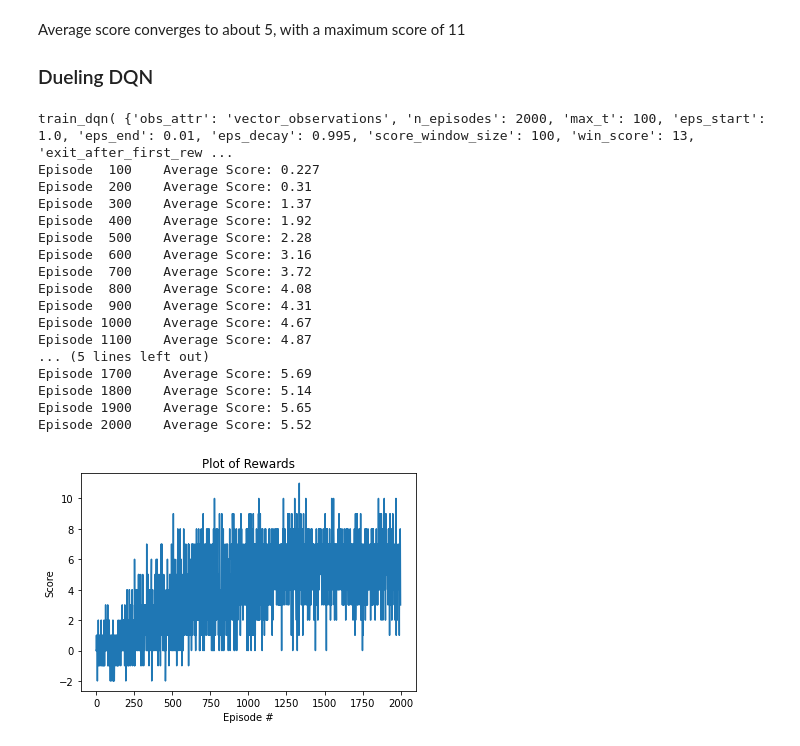
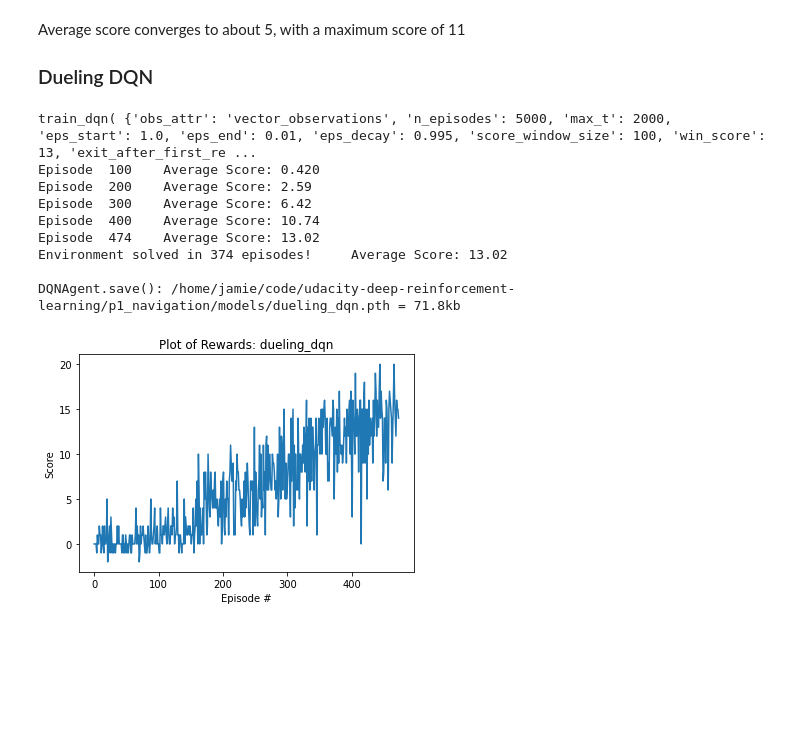
Before and after one commit to JamesMcGuigan/udacity-deep-reinforcement-learning, a Jupyter notebook: p1_navigation/Navigation.ipynb, the cells around one changed output. Saved outputs shown, nothing was run; the diff lists cells and outputs as text; code cells hidden in the pictures; blank space fills up the shorter version.

Commit message:
p1_navigation | dqn | Redo report with max_t=1000 -> score 13+

```diff
--- a/p1_navigation/Navigation.ipynb
+++ b/p1_navigation/Navigation.ipynb
@@ -223,45 +218,38 @@ Average score converges to about 5, with a maximum score of 11
 
 ### Dueling DQN
 # %%
-if __name__ == '__main__':
-    # env   = UnityEnvironment(file_name="./Banana_Linux/Banana.x86_64")
-    state_size, action_size = DQNAgent.get_env_state_action_size(env)  #  state_size == 37, action_size == 4
+%%time
+# env   = UnityEnvironment(file_name="./Banana_Linux/Banana.x86_64")
+state_size, action_size = DQNAgent.get_env_state_action_size(env)  #  state_size == 37, action_size == 4
 
-    scores    = []
-    modelname = f'dueling_dqn'
-    agent     = DQNAgent(state_size, action_size, model_class=DuelingQNetwork)
-    scores = train_dqn(
-        env,
-        agent,
-        n_episodes=2000,
-        filename=f'models/{modelname}.pth'
-    )
+scores    = []
+modelname = f'dueling_dqn'
+agent     = DQNAgent(state_size, action_size, model_class=DuelingQNetwork)
+scores = train_dqn(
+    env,
+    agent,
+    max_t=2000,
+    n_episodes=5000,
+    filename=f'models/{modelname}.pth'
+)
 
-    # plot the scores
-    fig = plt.figure()
-    ax = fig.add_subplot(111)
-    plt.plot(np.arange(len(scores)), scores)
-    plt.title('Plot of Rewards')
-    plt.ylabel('Score')
-    plt.xlabel('Episode #')
-    plt.savefig(f'models/{modelname}.png', bbox_inches='tight')
-    plt.show()
+# plot the scores
+fig = plt.figure()
+ax = fig.add_subplot(111)
+plt.plot(np.arange(len(scores)), scores)
+plt.title(f'Plot of Rewards: {modelname}')
+plt.ylabel('Score')
+plt.xlabel('Episode #')
+plt.savefig(f'models/{modelname}.png', bbox_inches='tight')
+plt.show()
 # %% [output]
-train_dqn( {'obs_attr': 'vector_observations', 'n_episodes': 2000, 'max_t': 100, 'eps_start': 1.0, 'eps_end': 0.01, 'eps_decay': 0.995, 'score_window_size': 100, 'win_score': 13, 'exit_after_first_rew ...
-Episode  100    Average Score: 0.227
-Episode  200    Average Score: 0.31
-Episode  300    Average Score: 1.37
-Episode  400    Average Score: 1.92
-Episode  500    Average Score: 2.28
-Episode  600    Average Score: 3.16
-Episode  700    Average Score: 3.72
-Episode  800    Average Score: 4.08
-Episode  900    Average Score: 4.31
-Episode 1000    Average Score: 4.67
-Episode 1100    Average Score: 4.87
-... (5 lines left out)
-Episode 1700    Average Score: 5.69
-Episode 1800    Average Score: 5.14
-Episode 1900    Average Score: 5.65
-Episode 2000    Average Score: 5.52
+train_dqn( {'obs_attr': 'vector_observations', 'n_episodes': 5000, 'max_t': 2000, 'eps_start': 1.0, 'eps_end': 0.01, 'eps_decay': 0.995, 'score_window_size': 100, 'win_score': 13, 'exit_after_first_re ...
+Episode  100    Average Score: 0.420
+Episode  200    Average Score: 2.59
+Episode  300    Average Score: 6.42
+Episode  400    Average Score: 10.74
+Episode  474    Average Score: 13.02
+Environment solved in 374 episodes!     Average Score: 13.02
+
+DQNAgent.save(): /home/jamie/code/udacity-deep-reinforcement-learning/p1_navigation/models/dueling_dqn.pth = 71.8kb
-[figure, old version]
+[figure, new version]
```
Also changed, not shown: parts of 3 cells of this notebook, 11 other files.
